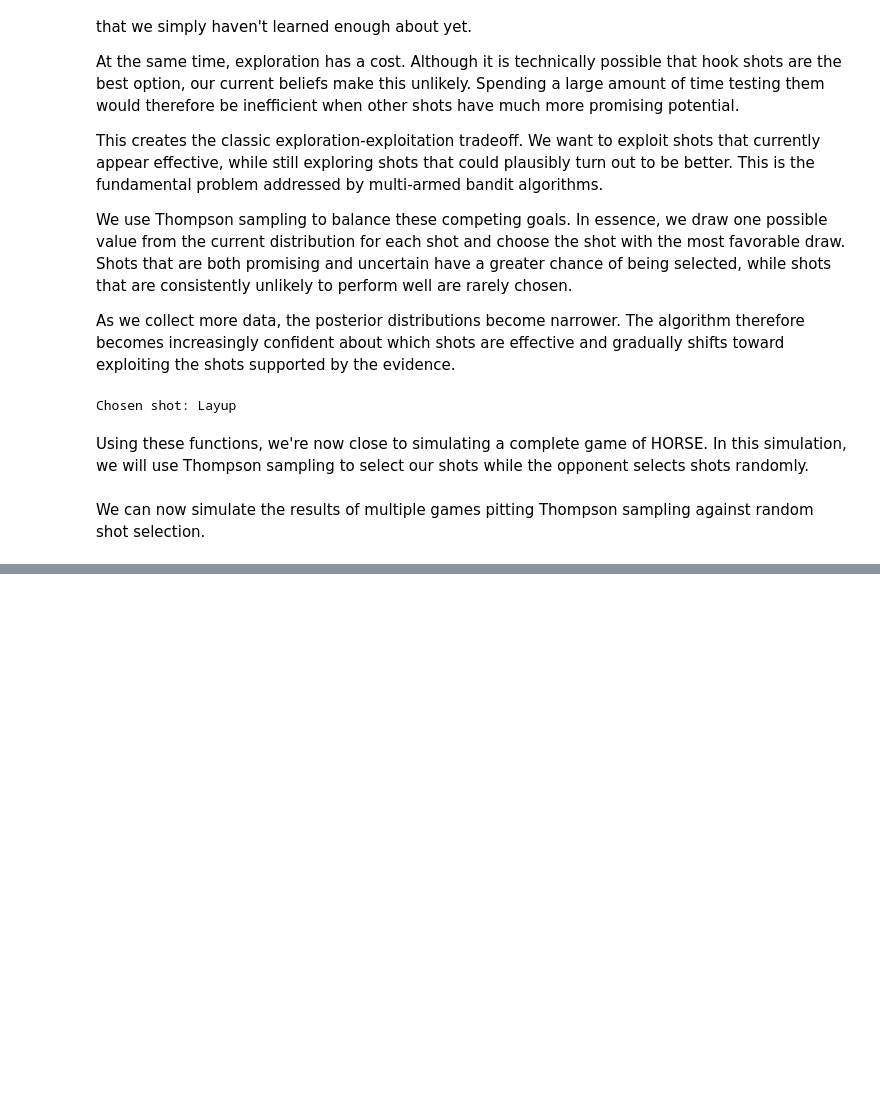
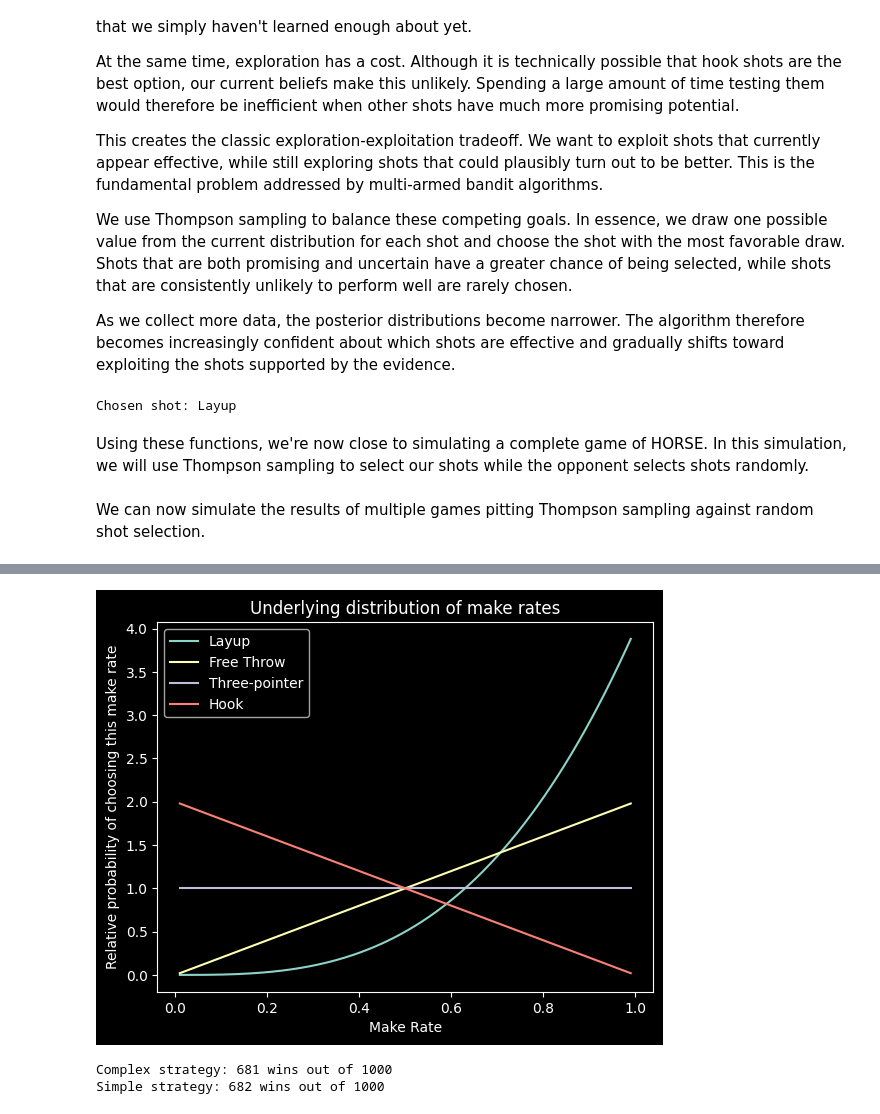
Before and after one commit to SamFarhi/horse-bayesian-strategy, a Jupyter notebook: HORSE.ipynb, the cells around one changed output, grey strips where cells are left out. Saved outputs shown, nothing was run; the diff lists cells and outputs as text; code cells hidden in the pictures; blank space fills up the shorter version.

```diff
--- a/HORSE.ipynb
+++ b/HORSE.ipynb
@@ -643,0 +831,40 @@ Indeed, the complex strategy is superior when you keep information between games
+# %%
+# Add more variation to underlying distributions of make rates (divide all parameters by 3)
+set_true_probs(round(np.random.beta(4, 1), 2), round(np.random.beta(2, 1), 2), round(np.random.beta(1,1), 2), round(np.random.beta(1,2), 2), round(np.random.beta(4, 1), 2), round(np.random.beta(2, 1), 2), round(np.random.beta(1,1), 2), round(np.random.beta(1,2), 2))
+
+# Plot the new underlying distributions of make rates
+plt.plot(Pmf(beta.pdf(make_qs,4,1), make_qs), label = 'Layup')
+plt.plot(Pmf(beta.pdf(make_qs,2,1), make_qs), label = 'Free Throw')
+plt.plot(Pmf(beta.pdf(make_qs,1,1), make_qs), label = 'Three-pointer')
+plt.plot(Pmf(beta.pdf(make_qs,1,2), make_qs), label = 'Hook')
+plt.legend()
+plt.title('Underlying distribution of make rates')
+plt.ylabel('Relative probability of choosing this make rate')
+plt.xlabel('Make Rate')
+plt.show()
+# %% [output]
+[figure, added]
+# %%
+wins_complex = 0
+wins_simple = 0
+trials = 1000
+
+for i in range(trials):
+
+    # ...reset prior beliefs - make them only vaguely informative
+    set_stats((4,1),(2,1),(1,1),(1,2),(2,0.5),(1,0.5),(0.5,0.5),(0.5,1))
+
+    # ...randomly assign true make rates - with extra variation
+    set_true_probs(round(np.random.beta(4, 1), 2), round(np.random.beta(2, 1), 2), round(np.random.beta(1,1), 2), round(np.random.beta(1,2), 2), round(np.random.beta(4, 1), 2), round(np.random.beta(2, 1), 2), round(np.random.beta(1,1), 2), round(np.random.beta(1,2), 2))
+
+    # Simulate a game with each strategy, given the same circumstances
+    wins_complex += full_game(strategy = choose_shot_Thompson, opp_strategy = choose_shot_random)
+    set_stats((4,1),(2,1),(1,1),(1,2),(2,0.5),(1,0.5),(0.5,0.5),(0.5,1))
+    wins_simple += full_game(strategy = choose_shot_simplified, opp_strategy = choose_shot_random)
+
+# Display win rate for this simulation
+print('Complex strategy: ' + str(wins_complex) + ' wins out of ' + str(trials))
+print('Simple strategy: ' + str(wins_simple) + ' wins out of ' + str(trials))
+# %% [output]
+Complex strategy: 681 wins out of 1000
+Simple strategy: 682 wins out of 1000
```
Also changed, not shown: parts of 31 cells of this notebook.
